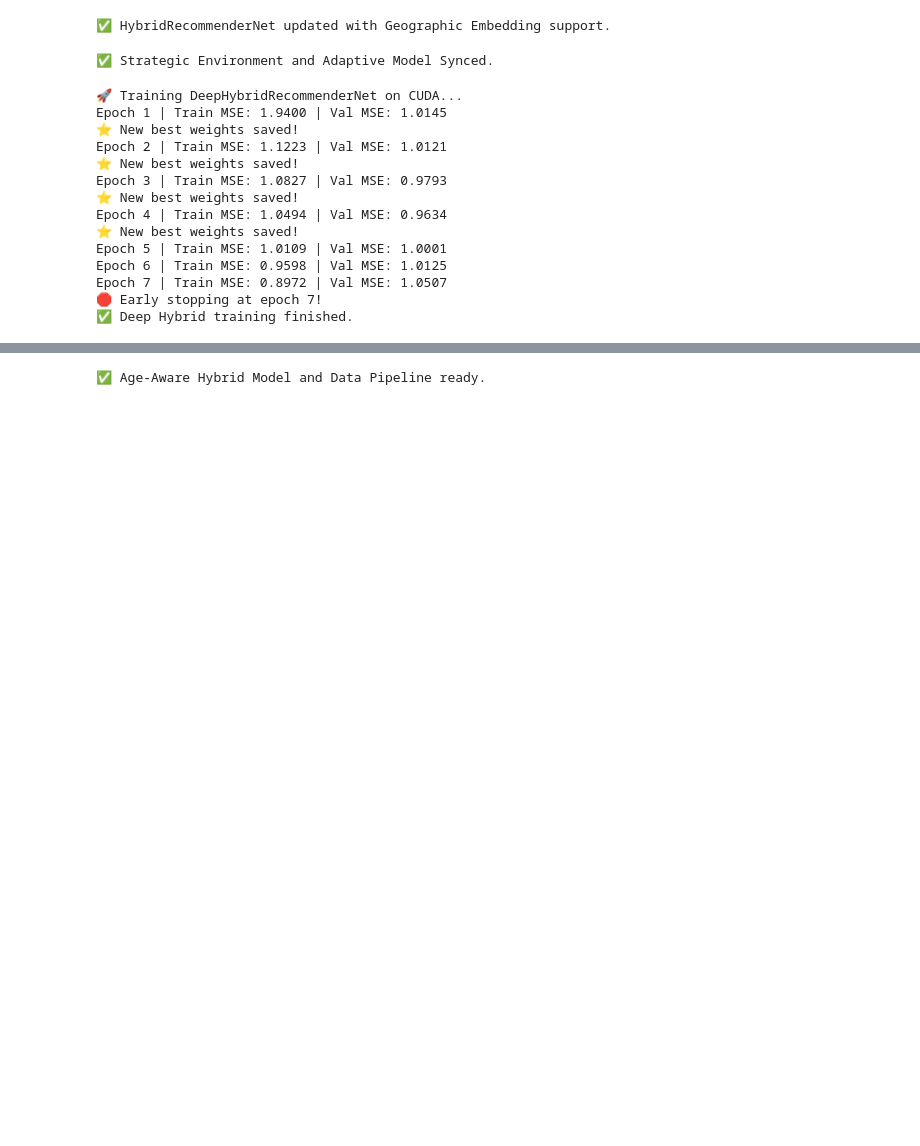
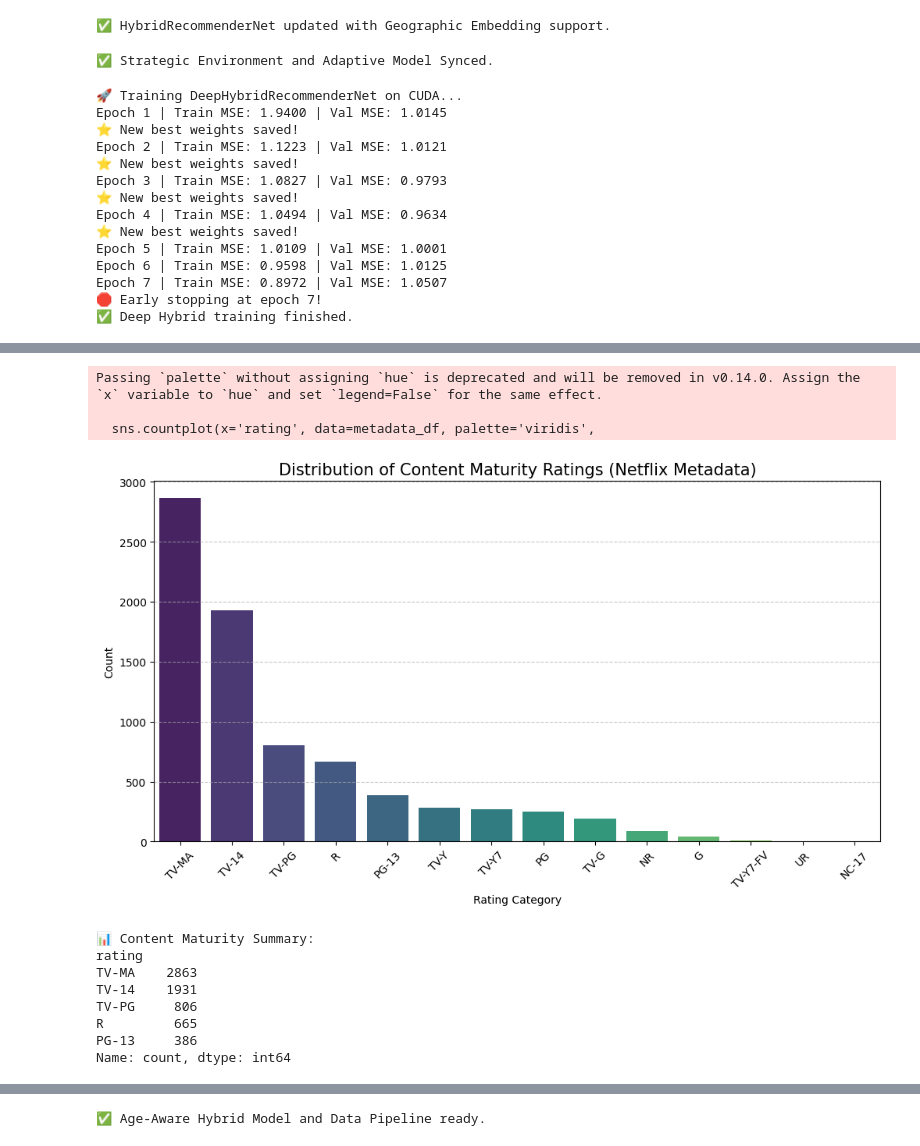
Before and after one commit to hhy37/-ExcelVBA, a Jupyter notebook: 8/17/26_4 NetFlix_CS_Rating_using_Cuda_PyTorch_Namba_Ray_and _ohters_Final.ipynb, the cells around one changed output, grey strips where cells are left out. Cells and saved outputs as stored; diff of their text form; code cells hidden in the pictures; blank space fills up the shorter version.

```diff
--- a/8/17/26_4 NetFlix_CS_Rating_using_Cuda_PyTorch_Namba_Ray_and _ohters_Final.ipynb
+++ b/8/17/26_4 NetFlix_CS_Rating_using_Cuda_PyTorch_Namba_Ray_and _ohters_Final.ipynb
@@ -562,0 +756,23 @@ display(metadata_df[['title', 'rating', 'description']].head())
+# %%
+import pandas as pd
+import os
+
+# 1. Automate metadata availability
+if 'metadata_df' not in globals():
+    if not os.path.exists('netflix.csv'):
+        print("⌛ 'netflix.csv' not found. Automatically downloading metadata...")
+        !wget -q https://raw.githubusercontent.com/rfordatascience/tidytuesday/master/data/2021/2021-04-20/netflix_titles.csv -O netflix.csv
+        print("✅ Download complete.")
+
+    print("⌛ Loading metadata into metadata_df...")
+    metadata_df = pd.read_csv('netflix.csv')
+
+# 2. Display column structures for both datasets
+print("\n--- Main Ratings Data (df_master_7) Columns ---")
+print(df_master_7.columns.tolist())
+
+print("\n--- Movie Metadata (metadata_df) Columns ---")
+print(metadata_df.columns.tolist())
+
+# 3. Preview the metadata
+display(metadata_df[['title', 'rating', 'description']].head())
@@ -562,0 +829,32 @@ display(metadata_df[['title', 'rating', 'description']].head())
+# %%
+import matplotlib.pyplot as plt
+import seaborn as sns
+
+# 1. Visualize the distribution of Content Ratings
+plt.figure(figsize=(12, 6))
+sns.countplot(x='rating', data=metadata_df, palette='viridis',
+              order=metadata_df['rating'].value_counts().index)
+
+plt.title('Distribution of Content Maturity Ratings (Netflix Metadata)', fontsize=15)
+plt.xlabel('Rating Category')
+plt.ylabel('Count')
+plt.xticks(rotation=45)
+plt.grid(axis='y', linestyle='--', alpha=0.7)
+plt.show()
+
+# 2. Summary stats for the CEO
+print("📊 Content Maturity Summary:")
+print(metadata_df['rating'].value_counts().head(5))
+# %% [output]
+Passing `palette` without assigning `hue` is deprecated and will be removed in v0.14.0. Assign the `x` variable to `hue` and set `legend=False` for the same effect.
+
+  sns.countplot(x='rating', data=metadata_df, palette='viridis',
+[figure, added]
+📊 Content Maturity Summary:
+rating
+TV-MA    2863
+TV-14    1931
+TV-PG     806
+R         665
+PG-13     386
+Name: count, dtype: int64
```
Also changed, not shown: parts of 106 cells of this notebook.
